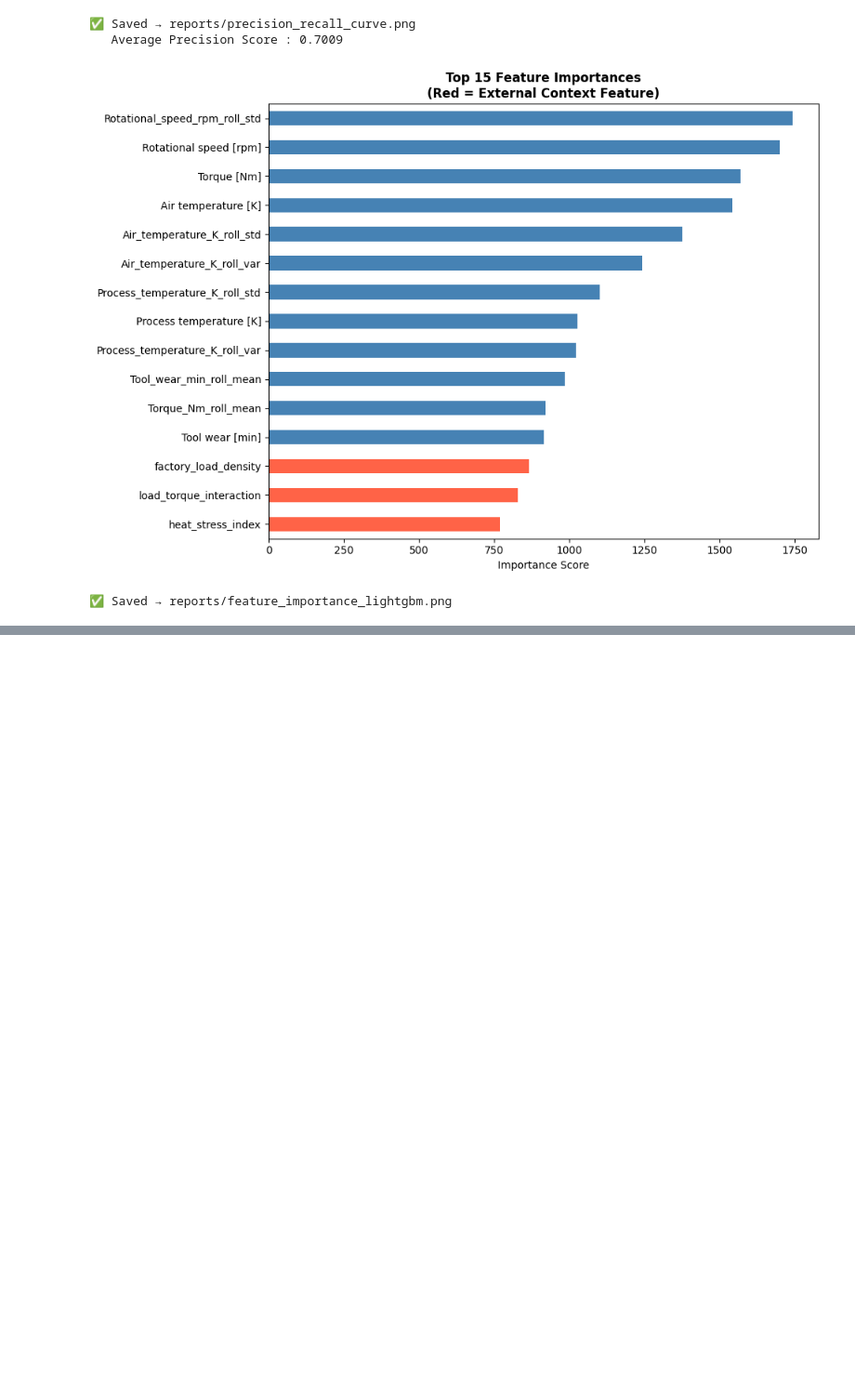
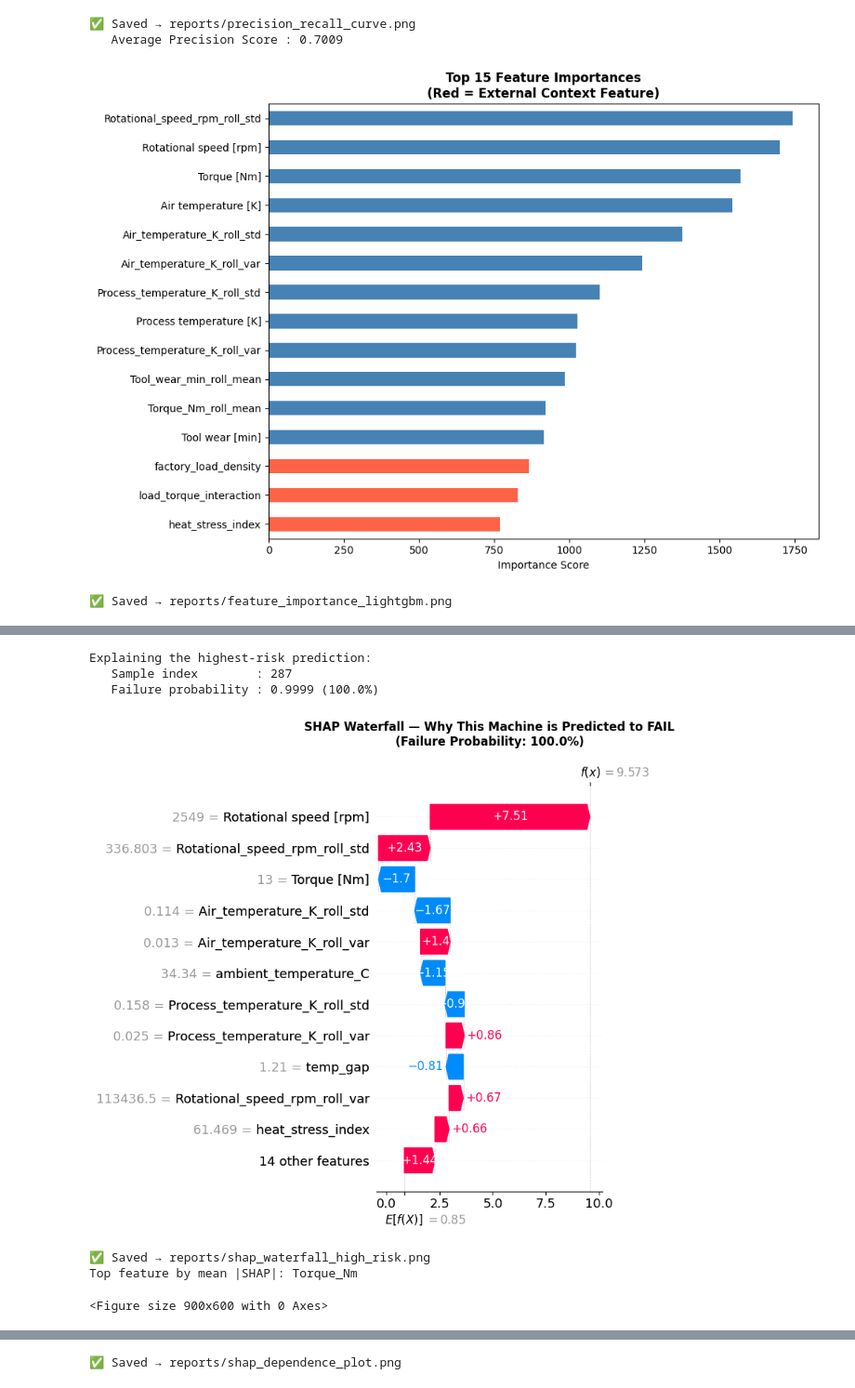
Before and after one commit to kollassrct/Infotact-Contextual_Predictive_Maintenance, a Jupyter notebook: notebooks/03_modeling_lightgbm.ipynb, the cells around one changed output, grey strips where cells are left out. Shown at 93% size. Drawn from its saved outputs; the diff is of its cells as text; code cells hidden in the pictures; blank space fills up the shorter version.

```diff
--- a/notebooks/03_modeling_lightgbm.ipynb
+++ b/notebooks/03_modeling_lightgbm.ipynb
@@ -460,0 +560,63 @@ print("✅ Saved → reports/feature_importance_lightgbm.png")
+# %%
+# ── CELL 14F: SHAP Waterfall Plot (Single Prediction) ────
+# Explains ONE individual prediction in detail.
+# Shows exactly which features pushed THIS specific machine
+# reading toward failure or away from it.
+# This is what a Reliability Engineer would look at.
+
+# Pick the sample with highest predicted failure probability
+y_proba_sample = best_model.predict_proba(X_sample)[:, 1]
+highest_risk_idx = np.argmax(y_proba_sample)
+
+print(f"Explaining the highest-risk prediction:")
+print(f"   Sample index        : {highest_risk_idx}")
+print(f"   Failure probability : {y_proba_sample[highest_risk_idx]:.4f} ({y_proba_sample[highest_risk_idx]*100:.1f}%)")
+
+# Build SHAP Explanation object for waterfall plot
+explanation = shap.Explanation(
+    values          = shap_values[highest_risk_idx],
+    base_values     = explainer.expected_value,
+    data            = X_sample.iloc[highest_risk_idx].values,
+    feature_names   = feature_cols
+)
+
+plt.figure(figsize=(10, 7))
+shap.waterfall_plot(explanation, max_display=12, show=False)
+plt.title(f"SHAP Waterfall — Why This Machine is Predicted to FAIL\n"
+          f"(Failure Probability: {y_proba_sample[highest_risk_idx]*100:.1f}%)",
+          fontsize=12, fontweight='bold', pad=20)
+plt.tight_layout()
+plt.savefig('../reports/shap_waterfall_high_risk.png', dpi=150, bbox_inches='tight')
+plt.show()
+print("✅ Saved → reports/shap_waterfall_high_risk.png")
+
+
+# ── CELL 14G: SHAP Dependence Plot ───────────────────────
+# Shows how one specific feature's value affects the prediction
+# across all samples — and whether another feature interacts with it.
+# We use Tool wear since it's usually the most predictive.
+
+top_feature = X_sample.columns[np.argmax(np.abs(shap_values).mean(axis=0))]
+print(f"Top feature by mean |SHAP|: {top_feature}")
+
+plt.figure(figsize=(9, 6))
+shap.dependence_plot(
+    top_feature,
+    shap_values,
+    X_sample,
+    show=False
+)
+plt.title(f"SHAP Dependence Plot — {top_feature}",
+          fontsize=12, fontweight='bold')
+plt.tight_layout()
+plt.savefig('../reports/shap_dependence_plot.png', dpi=150, bbox_inches='tight')
+plt.show()
+print(f"✅ Saved → reports/shap_dependence_plot.png")
+# %% [output]
+Explaining the highest-risk prediction:
+   Sample index        : 287
+   Failure probability : 0.9999 (100.0%)
+[figure, added]
+✅ Saved → reports/shap_waterfall_high_risk.png
+Top feature by mean |SHAP|: Torque_Nm
+<Figure size 900x600 with 0 Axes>
@@ -460,0 +624 @@ print("✅ Saved → reports/feature_importance_lightgbm.png")
+✅ Saved → reports/shap_dependence_plot.png
```
Also changed, not shown: parts of 7 cells of this notebook, 5 other files.
